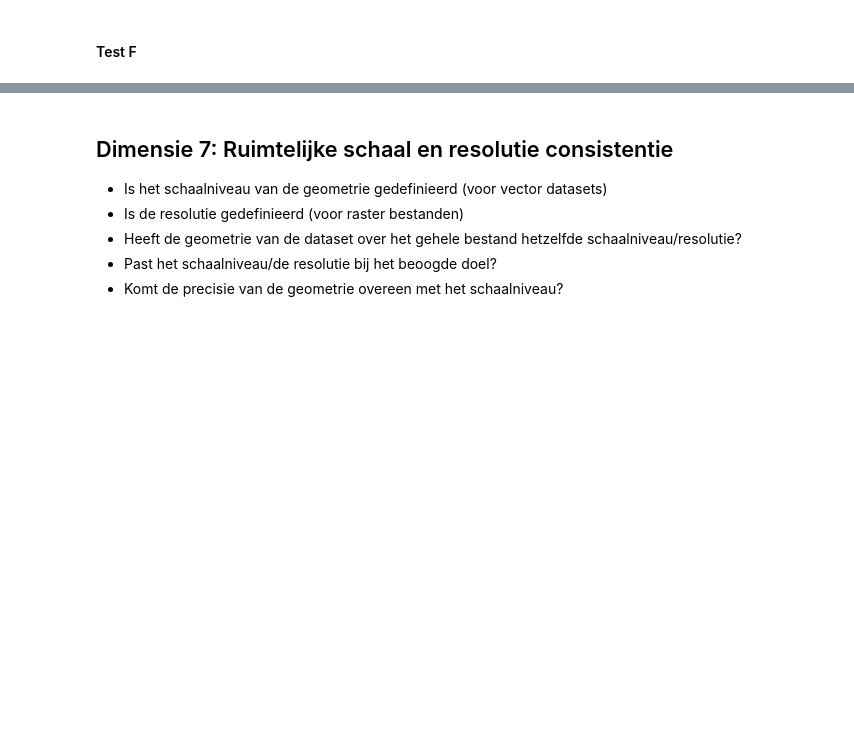
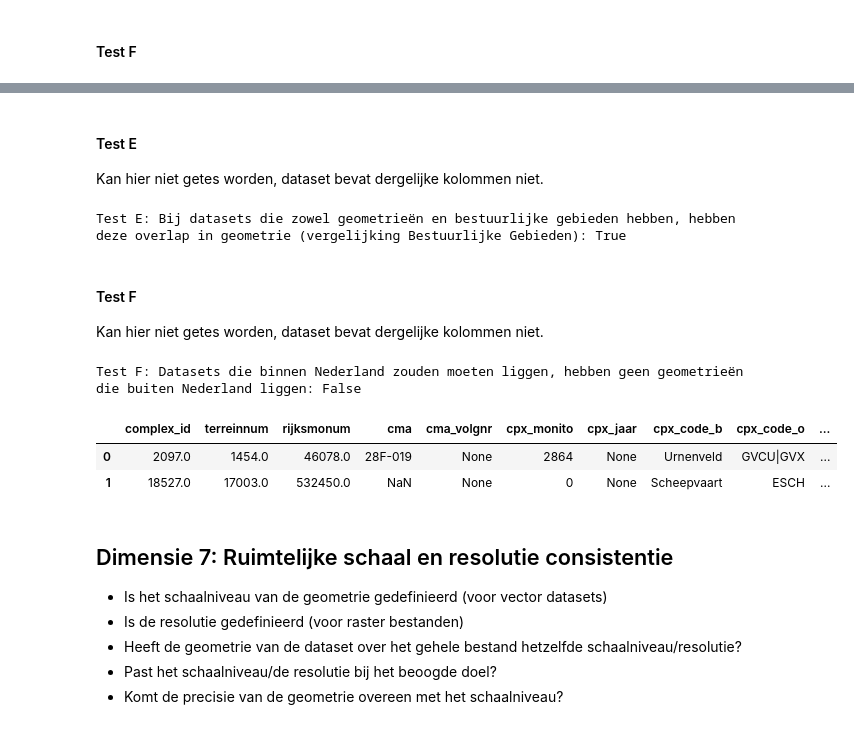
Before and after one commit to ThyavdBerg/RCE_DNANL_B-DK_use_cases, a Jupyter notebook: archeologische_complexen_datakwaliteit.ipynb, the cells around one changed output, grey strips where cells are left out. Saved outputs shown, nothing was run; the diff lists cells and outputs as text; code cells hidden in the pictures; blank space fills up the shorter version.

```diff
--- a/archeologische_complexen_datakwaliteit.ipynb
+++ b/archeologische_complexen_datakwaliteit.ipynb
@@ -1648,0 +1731,12 @@ Alleen van toepassing als het een ruimtelijke dataset betreft (maar let op: ook
+# %% [markdown]
+#### Test E
+Kan hier niet getes worden, dataset bevat dergelijke kolommen niet.
+# %%
+geom_in_correct_bg = True
+# TODO nu overgeslagen, voor volgende dataset implementeren.
+print(f"Test E: Bij datasets die zowel geometrieën en bestuurlijke gebieden hebben, hebben deze overlap in geometrie (vergelijking Bestuurlijke Gebieden): {geom_in_correct_bg}")
+# %% [output]
+Test E: Bij datasets die zowel geometrieën en bestuurlijke gebieden hebben, hebben deze overlap in geometrie (vergelijking Bestuurlijke Gebieden): True
+# %% [markdown]
+#### Test F
+Kan hier niet getes worden, dataset bevat dergelijke kolommen niet.
@@ -1649,3 +1749,35 @@ Alleen van toepassing als het een ruimtelijke dataset betreft (maar let op: ook
+# %%
+# testen of alle geometrieën in Nederland liggen.
+geom_in_nederland = duckdb.sql(f"""
+SELECT
+    (
+    SELECT COUNT()
+    FROM {table}
+    WHERE
+        ST_WITHIN(geometry, (SELECT geometry FROM brons_bestuurlijke_gebieden_2026.landgebied WHERE "naam" == 'Nederland' LIMIT 1))
+    )
+    ==
+    (
+    SELECT COUNT() FROM {table}
+    );""").fetchone()[0]
+
+
+print(f"Test F: Datasets die binnen Nederland zouden moeten liggen, hebben geen geometrieën die buiten Nederland liggen: {geom_in_nederland}")
+
+# TODO dit omvat nu niet onze zeebodem!
+# %% [output]
+Test F: Datasets die binnen Nederland zouden moeten liggen, hebben geen geometrieën die buiten Nederland liggen: False
+# %%
+duckdb.sql(fr"""
+    SELECT *
+    FROM {table}
+    WHERE NOT
+        ST_WITHIN(geometry, (SELECT geometry FROM brons_bestuurlijke_gebieden_2026.landgebied WHERE "naam" == 'Nederland' LIMIT 1))
+    """).fetchdf()
+# %% [output]
+|  | complex_id | terreinnum | rijksmonum | cma | cma_volgnr | cpx_monito | cpx_jaar | cpx_code_b | cpx_code_o | ... |
+| 0 | 2097.0 | 1454.0 | 46078.0 | 28F-019 | None | 2864 | None | Urnenveld | GVCU|GVX | ... |
+| 1 | 18527.0 | 17003.0 | 532450.0 | NaN | None | 0 | None | Scheepvaart | ESCH | ... |
 # %% [markdown]
 ## Dimensie 7: Ruimtelijke schaal en resolutie consistentie
 * Is het schaalniveau van de geometrie gedefinieerd (voor vector datasets)
```
Also changed, not shown: parts of 18 cells of this notebook.
